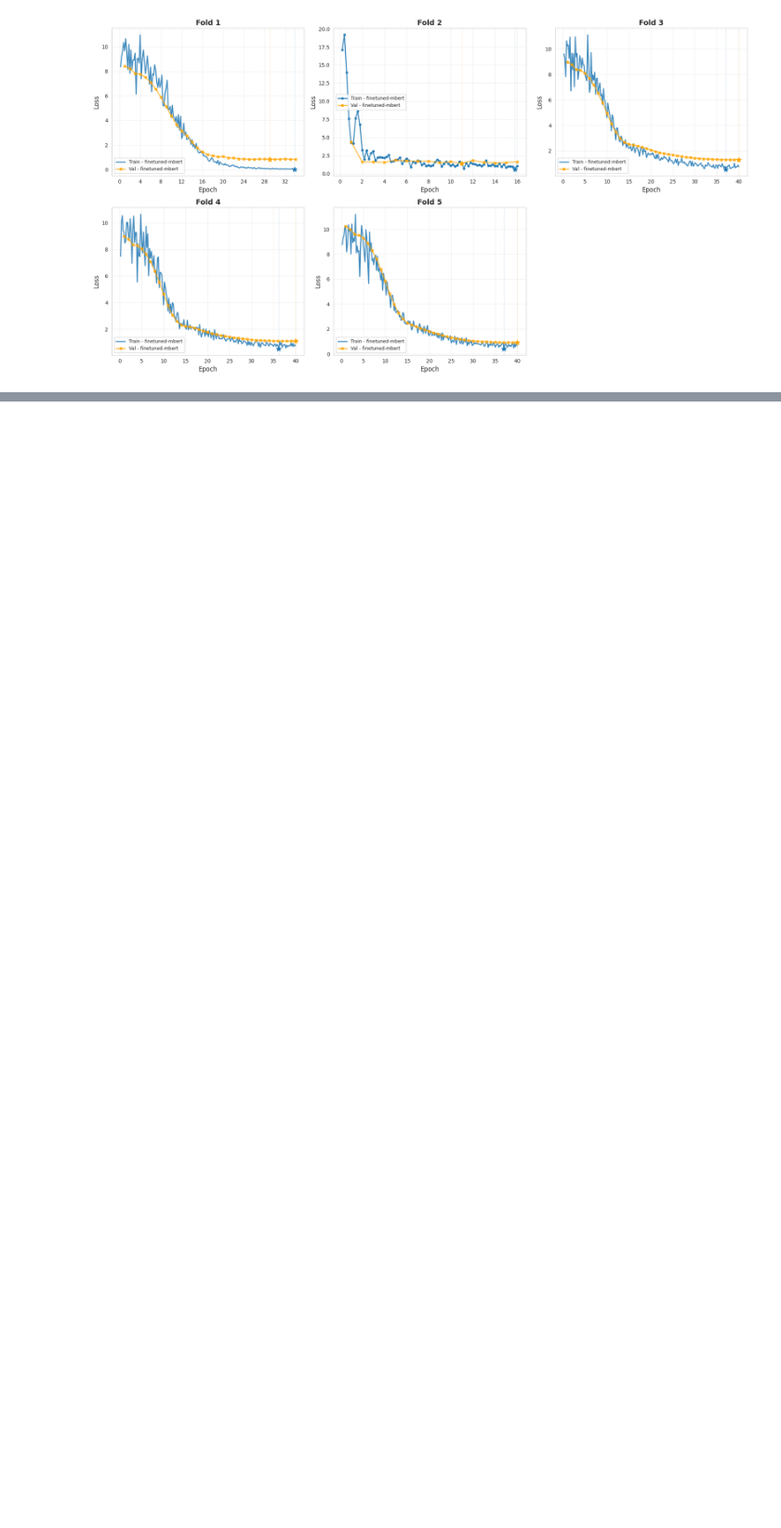
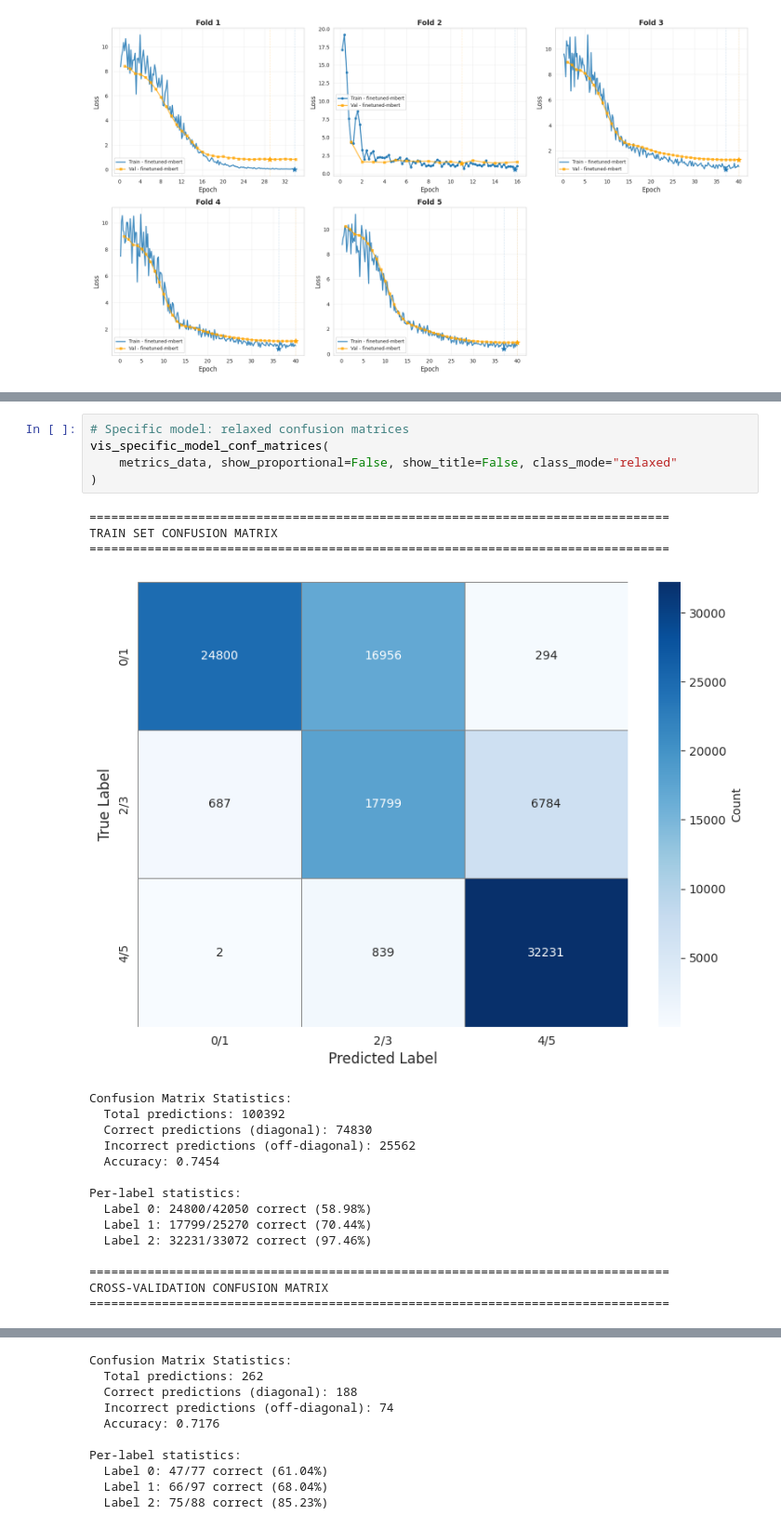
Before and after one commit to itzTerra/vis-desc, a Jupyter notebook: modules/lab/src/evaluation/encoder/encoder.ipynb, the cells around one changed output, grey strips where cells are left out. Shown at 93% size. Saved outputs shown, nothing was run; the diff lists cells and outputs as text; blank space fills up the shorter version.

```diff
--- a/modules/lab/src/evaluation/encoder/encoder.ipynb
+++ b/modules/lab/src/evaluation/encoder/encoder.ipynb
@@ -270,0 +274,24 @@ Plotting 1 validation file(s) across folds...
+# %%
+# Specific model: relaxed confusion matrices
+vis_specific_model_conf_matrices(
+    metrics_data, show_proportional=False, show_title=False, class_mode="relaxed"
+)
+# %% [output]
+================================================================================
+TRAIN SET CONFUSION MATRIX
+================================================================================
+[figure, added]
+Confusion Matrix Statistics:
+  Total predictions: 100392
+  Correct predictions (diagonal): 74830
+  Incorrect predictions (off-diagonal): 25562
+  Accuracy: 0.7454
+
+Per-label statistics:
+  Label 0: 24800/42050 correct (58.98%)
+  Label 1: 17799/25270 correct (70.44%)
+  Label 2: 32231/33072 correct (97.46%)
+
+================================================================================
+CROSS-VALIDATION CONFUSION MATRIX
+================================================================================
@@ -270,0 +314,10 @@ Plotting 1 validation file(s) across folds...
+Confusion Matrix Statistics:
+  Total predictions: 262
+  Correct predictions (diagonal): 188
+  Incorrect predictions (off-diagonal): 74
+  Accuracy: 0.7176
+
+Per-label statistics:
+  Label 0: 47/77 correct (61.04%)
+  Label 1: 66/97 correct (68.04%)
+  Label 2: 75/88 correct (85.23%)
```
Also changed, not shown: parts of 4 cells of this notebook, 3 other files.
